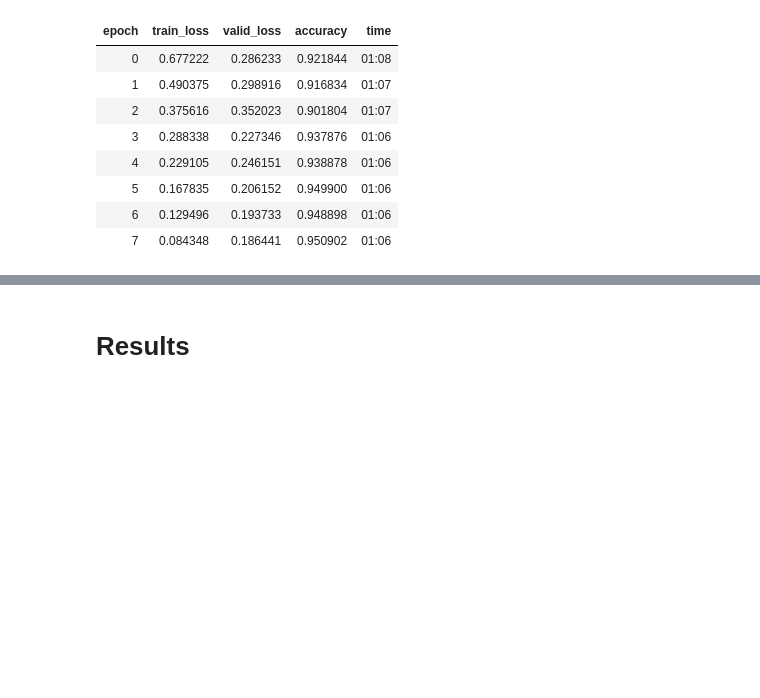
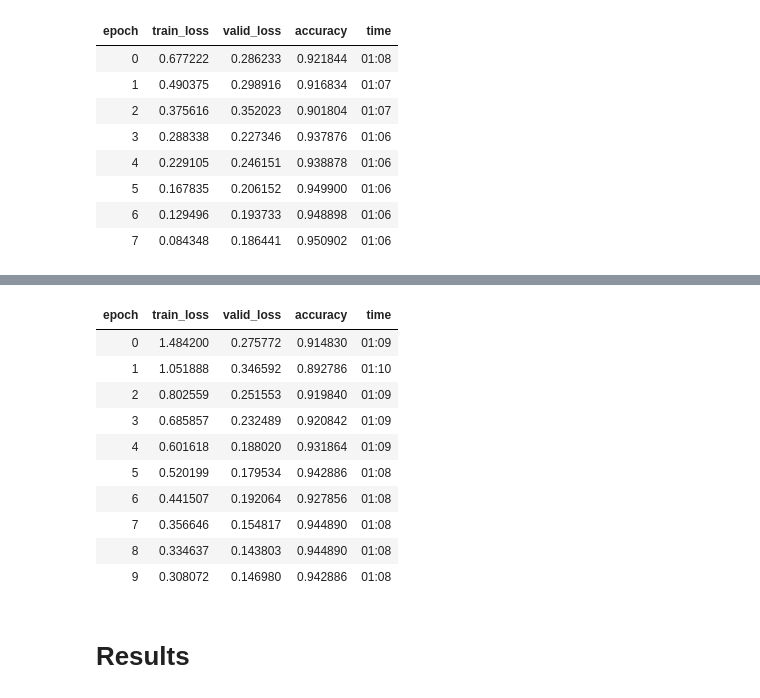
Before and after one commit to AnnieCRY/DS5500-Project2, a Jupyter notebook: pet_classification.ipynb, the cells around one changed output, grey strips where cells are left out. Cells and saved outputs as stored; diff of their text form; code cells hidden in the pictures; blank space fills up the shorter version.

```diff
--- a/pet_classification.ipynb
+++ b/pet_classification.ipynb
@@ -497,3 +512,20 @@ learn.save('stage-1-50')
+# %%
+data_aug_dog = ImageDataBunch.from_name_re(path_img, fnames_dog, pat, ds_tfms=get_transforms(flip_vert=True),
+                                    size=224, bs=bs).normalize(imagenet_stats)
+learn_dog = cnn_learner(data_aug_dog, models.resnet50, metrics=accuracy)
+learn_dog.fit_one_cycle(10)
+# %% [output]
+| epoch | train_loss | valid_loss | accuracy | time |
+| 0 | 1.484200 | 0.275772 | 0.914830 | 01:09 |
+| 1 | 1.051888 | 0.346592 | 0.892786 | 01:10 |
+| 2 | 0.802559 | 0.251553 | 0.919840 | 01:09 |
+| 3 | 0.685857 | 0.232489 | 0.920842 | 01:09 |
+| 4 | 0.601618 | 0.188020 | 0.931864 | 01:09 |
+| 5 | 0.520199 | 0.179534 | 0.942886 | 01:08 |
+| 6 | 0.441507 | 0.192064 | 0.927856 | 01:08 |
+| 7 | 0.356646 | 0.154817 | 0.944890 | 01:08 |
+| 8 | 0.334637 | 0.143803 | 0.944890 | 01:08 |
+| 9 | 0.308072 | 0.146980 | 0.942886 | 01:08 |
 # %% [markdown]
 # Results
 # %%
```
Also changed, not shown: parts of 5 cells of this notebook.
